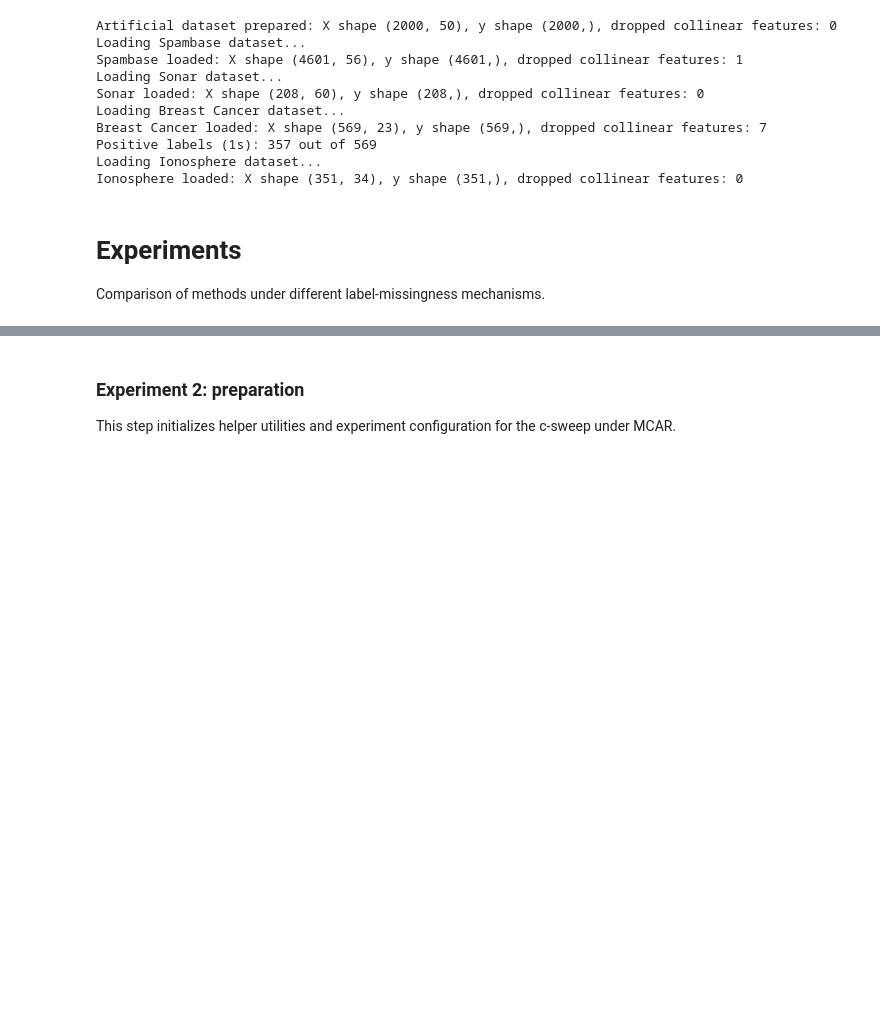
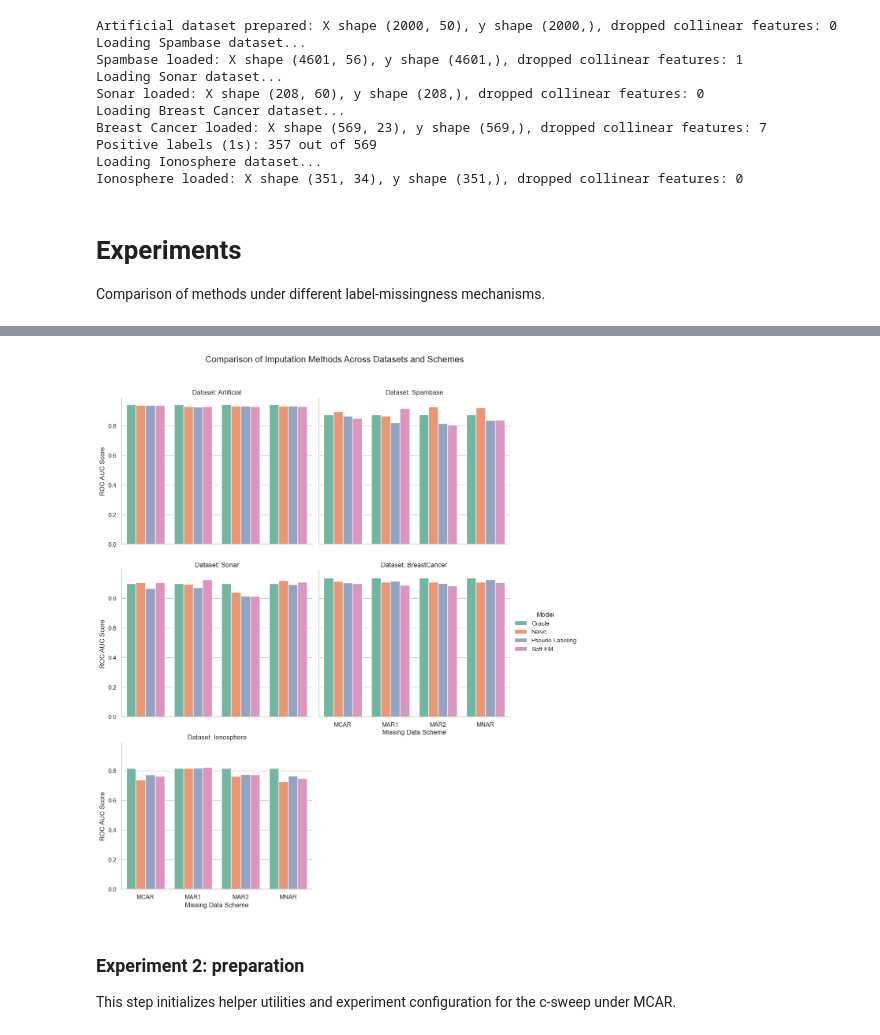
Before and after one commit to IgorLechoszest/AML_Proj1, a Jupyter notebook: src/main.ipynb, the cells around one changed output, grey strips where cells are left out. Cells and saved outputs as stored; diff of their text form; code cells hidden in the pictures; blank space fills up the shorter version.

```diff
--- a/src/main.ipynb
+++ b/src/main.ipynb
@@ -149,3 +177,25 @@ Experiment 1 completed in 491.64 seconds
+# %%
+sns.set_theme(style="whitegrid")
+g = sns.catplot(
+    data=df_experiment1,
+    kind="bar",
+    x="Scheme",
+    y="ROC_AUC",
+    hue="Model",
+    col="Dataset",
+    col_wrap=2,
+    height=4.5,
+    aspect=1.2,
+    palette="Set2"
+)
+
+g.set_axis_labels("Missing Data Scheme", "ROC AUC Score")
+g.set_titles("Dataset: {col_name}")
+g.fig.suptitle("Comparison of Imputation Methods Across Datasets and Schemes", y=1.05, fontsize=16)
+
+plt.show()
+# %% [output]
+[figure, added]
 # %% [markdown]
 ### Experiment 2: preparation
 This step initializes helper utilities and experiment configuration for the c-sweep under MCAR.
```
Also changed, not shown: parts of 3 cells of this notebook.
